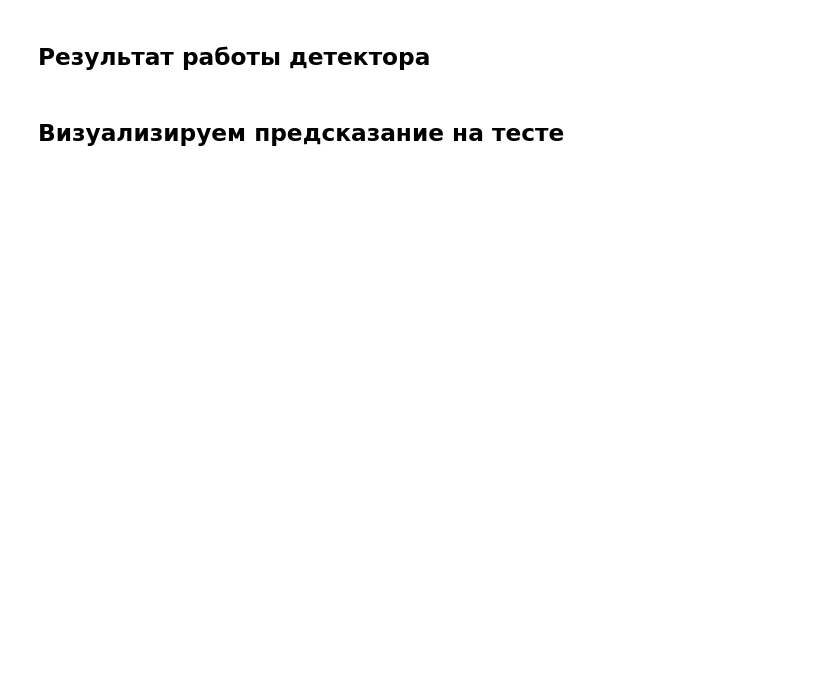
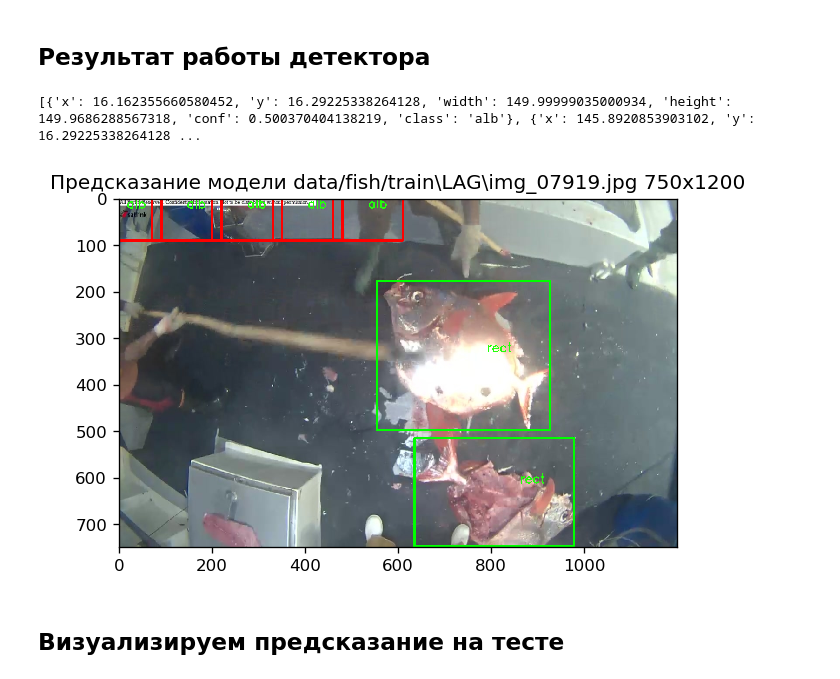
Before and after one commit to Midriaz/computer-vision, a Jupyter notebook: detective.ipynb, the cells around one changed output. Drawn from its saved outputs; the diff is of its cells as text; code cells hidden in the pictures; blank space fills up the shorter version.

```diff
--- a/detective.ipynb
+++ b/detective.ipynb
@@ -311,6 +324,9 @@ def log_loss(y, prediction):
     loss += (1. - y) * tf.math.log(1. - prediction)
     return - tf.reduce_mean(loss)
 
+def closs(y_true, y_pred):
+    return log_loss(y_true[..., :BOUND_COUNT], y_pred[..., :BOUND_COUNT])
+
 
 def total_loss(y_true, y_pred, neg_pos_ratio=3):
     batch_size = K.shape(y_true)[0]
@@ -319,10 +335,7 @@ def total_loss(y_true, y_pred, neg_pos_ratio=3):
     y_true = K.reshape(y_true, (batch_size, -1, OUTPUT_COUNT))
     y_pred = K.reshape(y_pred, (batch_size, -1, OUTPUT_COUNT))
 
-    class_loss = log_loss(y_true[:BOUND_COUNT], y_pred[:BOUND_COUNT])
-
-    y_true = y_true[:5]
-    y_pred = y_pred[:5]
+    class_loss = closs(y_true, y_pred)
 
     # confidence loss
     conf_loss = confidence_loss(y_true, y_pred)
@@ -351,7 +364,7 @@ def total_loss(y_true, y_pred, neg_pos_ratio=3):
     loc_loss = pos_loc_loss / (num_pos + 1e-32)
 
     # Корректно ли суммировать ошибку по рамке и классам?
-    return total_conf_loss + 0.5 * loc_loss
+    return class_loss + total_conf_loss + 0.5 * loc_loss
 # %% [markdown]
 ## Загрузка данных
 # %%
@@ -420,7 +427,7 @@ _________________________________________________________________
 adam = tf.keras.optimizers.Adam(lr=3e-4, decay=1e-6)
 model.compile(optimizer=adam,
               loss=total_loss,
-              metrics=[confidence_loss])
+              metrics=[confidence_loss, closs])
 # %%
 batch_size = 5
 
@@ -434,7 +441,7 @@ checkpoint = tf.keras.callbacks.ModelCheckpoint(
     save_best_only=True,
     save_weights_only=False,
     mode='auto',
-    save_freq=10)
+    save_freq=500)
 
 model.fit(gen,
           steps_per_epoch=steps_per_epoch,
@@ -465,18 +471,24 @@ Epoch 00003: loss did not improve from 0.85935
+# %%
+model.load_weights('fishdetector.hdf5')
 # %%
 annotation = boxes['lag'][0]
 
 _, sample_img = load_img(annotation['filename'])
 pred = model.predict(np.array([sample_img,]))
 
 decoded = decode_prediction(pred[0], conf_thr=0.2)
 decoded = non_max_suppression(decoded,
                               max_output_size=5,
                               iou_threshold=0.1)
 
+print(decoded)
 plt.figure(figsize=(6, 6), dpi=120)
 img = draw_boxes(annotation, decoded, (IMG_WIDTH, IMG_HEIGHT))
 plt.imshow(img)
-plt.title('Предсказание модели {}x{}'.format(*img.shape));
+plt.title('Предсказание модели {} {}x{}'.format(annotation['filename'],*img.shape));
+# %% [output]
+[{'x': 16.162355660580452, 'y': 16.29225338264128, 'width': 149.99999035000934, 'height': 149.9686288567318, 'conf': 0.500370404138219, 'class': 'alb'}, {'x': 145.8920853903102, 'y': 16.29225338264128 ...
+[figure, added]
 # %% [markdown]
 ## Визуализируем предсказание на тесте
 # %%
```
Also changed, not shown: parts of 9 cells of this notebook, 2 other files.
